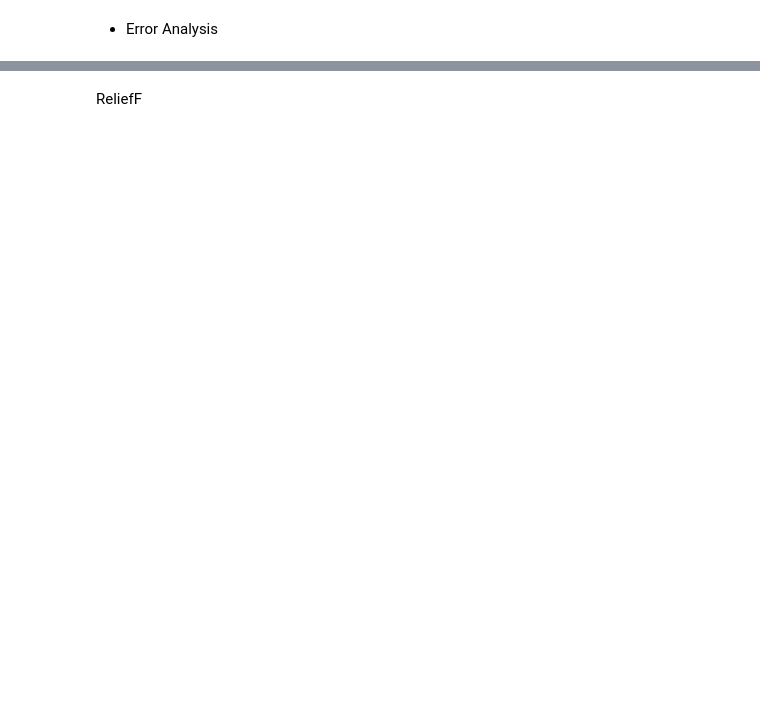
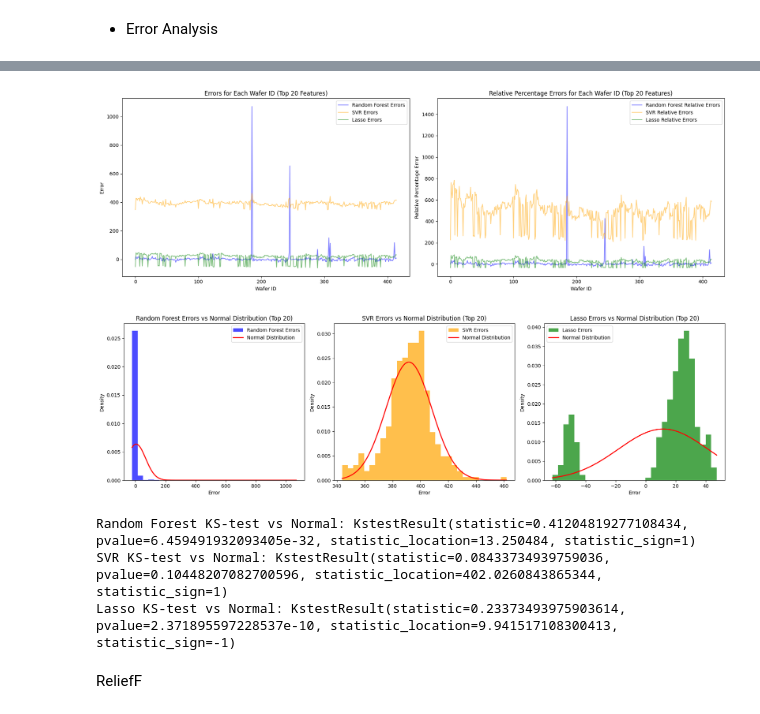
Before and after one commit to sadia575/featureengineering, a Jupyter notebook: notebook/FeatureExtractionWithFunctions_Updated.ipynb, the cells around one changed output, grey strips where cells are left out. Saved outputs shown, nothing was run; the diff lists cells and outputs as text; code cells hidden in the pictures; blank space fills up the shorter version.

```diff
--- a/notebook/FeatureExtractionWithFunctions_Updated.ipynb
+++ b/notebook/FeatureExtractionWithFunctions_Updated.ipynb
@@ -844,3 +605,71 @@ ks_test_rf_top20_vs_normal, ks_test_svr_top20_vs_normal, ks_test_lasso_top20_vs_
+# %%
+import numpy as np
+import matplotlib.pyplot as plt
+from scipy.stats import ks_2samp, norm
+import pandas as pd
+
+# Assuming errors_top20 and predictions_top20 are dictionaries containing model errors and predictions
+errors_top20 = {
+    'Random Forest': errors_top20['Random Forest'],
+    'SVR': errors_top20['SVR'],
+    'Lasso': errors_top20['Lasso']
+}
+
+# Relative errors calculation could be streamlined as follows:
+relative_errors_top20 = {model: errors / np.maximum(np.abs(test_outputs_inv), 1e-8)
+                         for model, errors in errors_top20.items()}
+
+# Plotting errors and relative percentage errors
+plt.figure(figsize=(18, 6))
+for i, (model, errors) in enumerate(errors_top20.items(), start=1):
+    plt.subplot(1, 2, 1)
+    plt.plot(errors, alpha=0.5, label=f'{model} Errors', color=model_colors[model])
+    plt.title('Errors for Each Wafer ID (Top 20 Features)')
+    plt.xlabel('Wafer ID')
+    plt.ylabel('Error')
+    plt.legend()
+
+    plt.subplot(1, 2, 2)
+    plt.plot(relative_errors_top20[model] * 100, alpha=0.5, label=f'{model} Relative Errors', color=model_colors[model])
+    plt.title('Relative Percentage Errors for Each Wafer ID (Top 20 Features)')
+    plt.xlabel('Wafer ID')
+    plt.ylabel('Relative Percentage Error')
+    plt.legend()
+
+plt.tight_layout()
+plt.show()
+
+# Plotting histograms of errors with normal distribution fit for each model
+plt.figure(figsize=(18, 15))
+for i, (model, errors) in enumerate(errors_top20.items(), start=1):
+    mean_error, std_error = np.mean(errors), np.std(errors)
+    x_values = np.linspace(min(errors), max(errors), 1000)
+    normal_distribution = norm.pdf(x_values, mean_error, std_error)
+
+    plt.subplot(3, 3, i)
+    plt.hist(errors, bins=30, alpha=0.7, density=True, label=f'{model} Errors', color=model_colors[model])
+    plt.plot(x_values, normal_distribution, label='Normal Distribution', linewidth=2, color='red')
+    plt.title(f'{model} Errors vs Normal Distribution (Top 20)')
+    plt.xlabel('Error')
+    plt.ylabel('Density')
+    plt.legend()
+
+plt.tight_layout()
+plt.show()
+
+# Conducting and displaying KS-test results
+ks_tests_top20 = {model: ks_2samp(errors, np.random.normal(np.mean(errors), np.std(errors), size=len(errors)))
+                  for model, errors in errors_top20.items()}
+
+# Display KS-test results
+for model, test_result in ks_tests_top20.items():
+    print(f'{model} KS-test vs Normal:', test_result)
+# %% [output]
+[figure, added]
+[figure, added]
+Random Forest KS-test vs Normal: KstestResult(statistic=0.41204819277108434, pvalue=6.459491932093405e-32, statistic_location=13.250484, statistic_sign=1)
+SVR KS-test vs Normal: KstestResult(statistic=0.08433734939759036, pvalue=0.10448207082700596, statistic_location=402.0260843865344, statistic_sign=1)
+Lasso KS-test vs Normal: KstestResult(statistic=0.23373493975903614, pvalue=2.371895597228537e-10, statistic_location=9.941517108300413, statistic_sign=-1)
 # %% [markdown]
 ReliefF
 # %%
```
Also changed, not shown: parts of 15 cells of this notebook.
